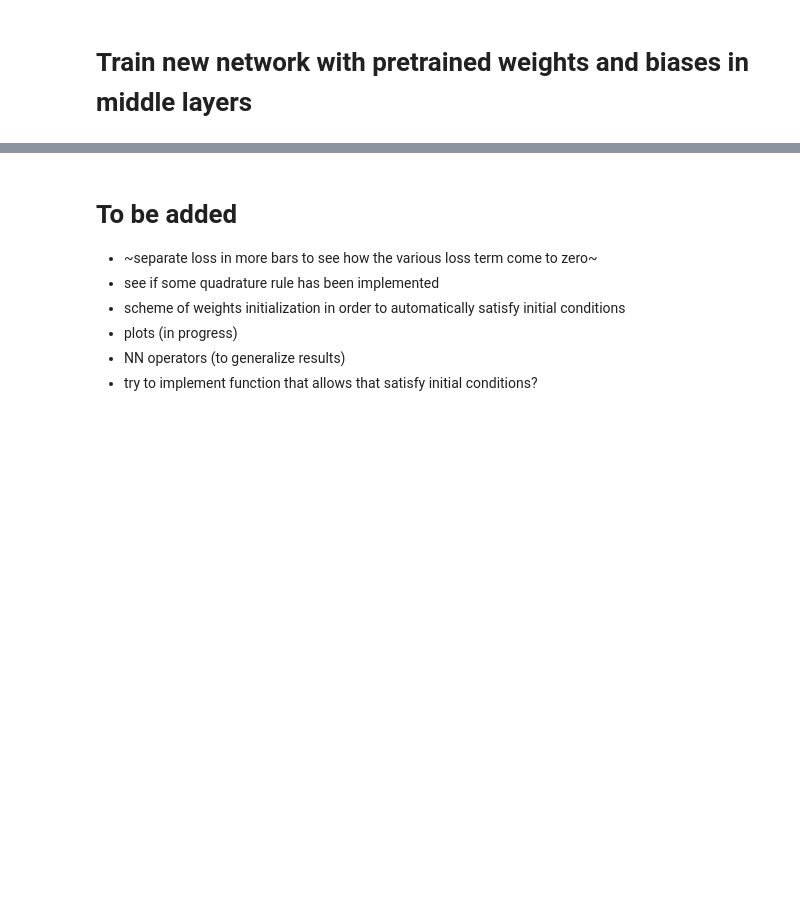
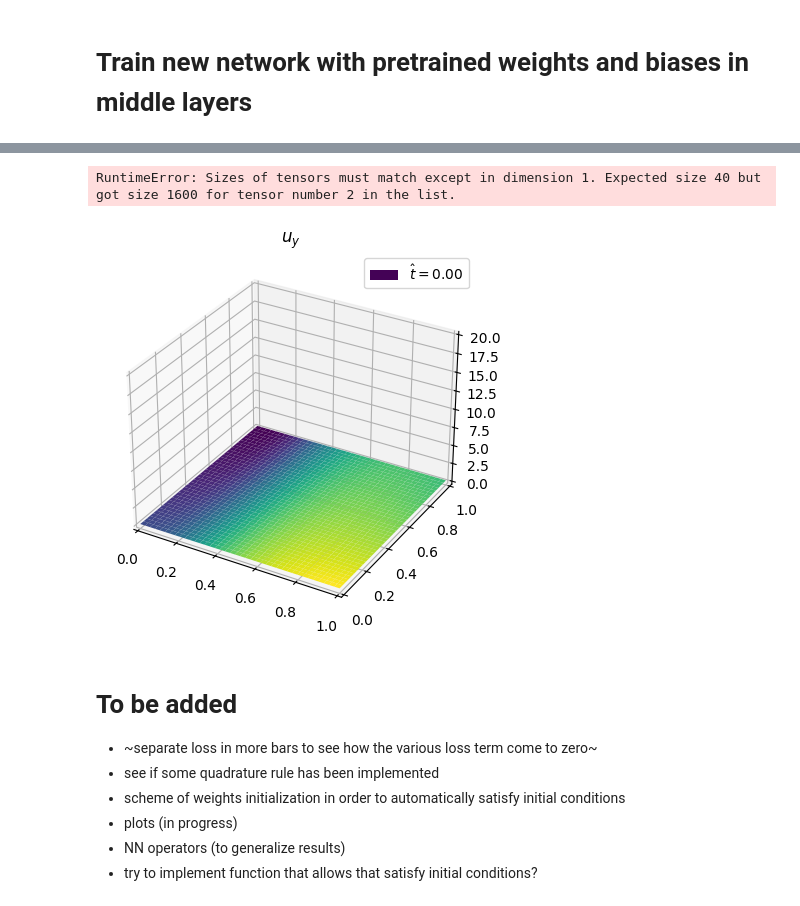
Before and after one commit to tiapia00/EvolBERNPINN2D, a Jupyter notebook: PINN2D.ipynb, the cells around one changed output, grey strips where cells are left out. Cells and saved outputs as stored; diff of their text form; code cells hidden in the pictures; blank space fills up the shorter version.

Commit message:
updating plot function

```diff
--- a/PINN2D.ipynb
+++ b/PINN2D.ipynb
@@ -59,2 +45,45 @@ for i in np.arange(len(pinn.middle_layers)):
+# %%
+if not load_saved:
+    pinn = PINN(layers, dim_hidden, act=nn.Tanh()).to(device)
+
+    loss_fn = Loss(
+        x_domain,
+        y_domain,
+        t_domain,
+        n_train,
+        return_adim(x_domain, t_domain, rho, mu, lam),
+        initial_conditions,
+        weight_IN,
+        weight_BOUND
+    )
+
+    filename_model = get_last_modified_file('in_model')
+    pretrained_model_dict = torch.load(filename_model, map_location=torch.device(device))
+
+    pretrained_model = NN(layers, dim_hidden, 2, 1)
+    pretrained_model.load_state_dict(pretrained_model_dict)
+
+    for i in np.arange(len(pinn.middle_layers)):
+        pinn_layer = pinn.middle_layers[i]
+        pretrained_layer = pretrained_model.middle_layers[i]
+        pinn.middle_layers[i].weight.data.copy_(pretrained_model.middle_layers[i].weight)
+        pinn.middle_layers[i].bias.data.copy_(pretrained_model.middle_layers[i].bias)
+
+    pinn_trained, loss_values = train_model(
+    pinn, loss_fn=loss_fn, learning_rate=lr, max_epochs=epochs)
+
+    current_time = get_current_time(fmt="%H:%M")
+
+    folder = 'model'
+    model_name = f'{lr}_{epochs}_{dim_hidden}_{current_time}.pth'
+    model_path = os.path.join(folder, model_name)
+    os.makedirs(folder, exist_ok=True)
+
+    torch.save(pinn_trained.state_dict(), model_path)
+# %%
+if load_saved:
+    pinn_trained = PINN(layers, dim_hidden, act=nn.Tanh()).to(device)
+    filename = get_last_modified_file('model')
+    pinn_trained.load_state_dict(torch.load(filename))
 # %% [markdown]
 # Train new network with pretrained weights and biases in middle layers
@@ -93,8 +119,11 @@ plot_initial_conditions(z, y, x, 'Initial conditions - NN', n_train)
 # %%
 from IPython.display import HTML
 
 x, y, t = get_interior_points(x_domain, y_domain, t_domain, n_train)
-plot_uy(pinn_trained, x, y, t)
+plot_uy(pinn_trained, x, y, t, n_train)
+# %% [output]
+RuntimeError: Sizes of tensors must match except in dimension 1. Expected size 40 but got size 1600 for tensor number 2 in the list.
+[figure, added]
 # %% [markdown]
 # To be added
 - ~separate loss in more bars to see how the various loss term come to zero~
```
Also changed, not shown: parts of 8 cells of this notebook, 6 other files.
